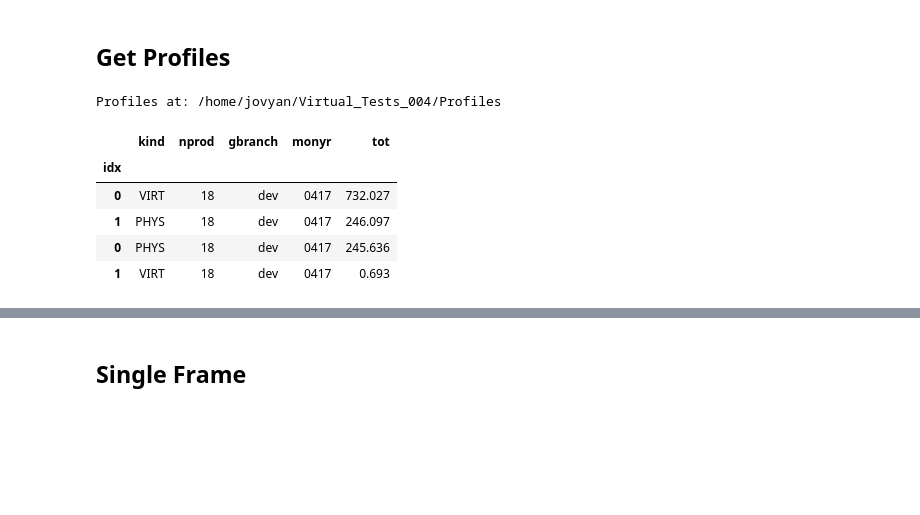
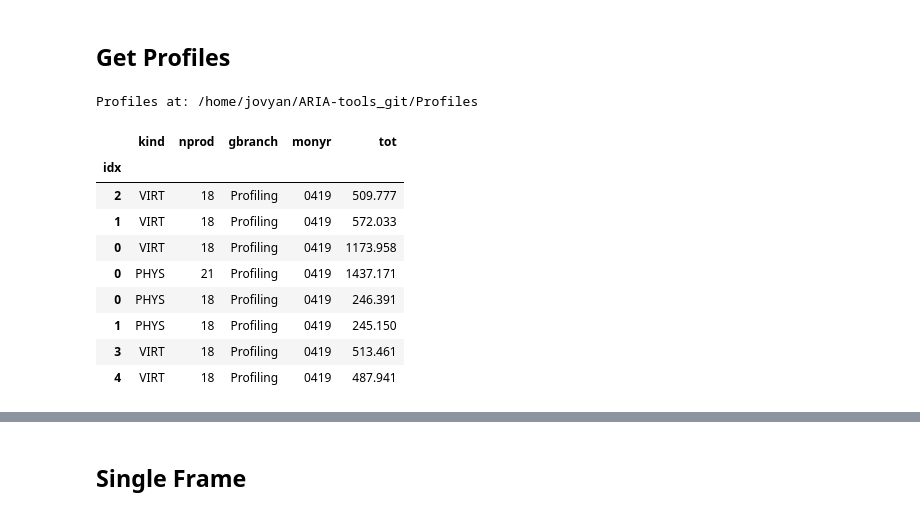
Before and after one commit to aria-tools/ARIA-tools, a Jupyter notebook: tools/Profiling/Plot_AT_Profiles.ipynb, the cells around one changed output, grey strips where cells are left out. Saved outputs shown, nothing was run; the diff lists cells and outputs as text; code cells hidden in the pictures; blank space fills up the shorter version.

```diff
--- a/tools/Profiling/Plot_AT_Profiles.ipynb
+++ b/tools/Profiling/Plot_AT_Profiles.ipynb
@@ -14,35 +14,37 @@ Automatic pdb calling has been turned OFF
 # %% [markdown]
 ## Get Profiles
 # %%
-# get paths to profiles
-track   = '004'
-path_wd = op.join(op.expanduser('~'), f'Virtual_Tests_{track}')
-path_profs = op.join(path_wd, 'Profiles')
+# get paths to profiles; realpath not guaranteed to work
+path_wd    = op.dirname(op.realpath("__file__"))
+path_profs = op.join(path_AT, 'Profiles')
 print ('Profiles at:', path_profs)
 # %% [output]
-Profiles at: /home/jovyan/Virtual_Tests_004/Profiles
+Profiles at: /home/jovyan/ARIA-tools_git/Profiles
 # %%
 monyr    = '' # Optionally filter by a mon/yr, e.g., '0417'
 profiles = glob.glob(op.join(path_profs, f'{monyr}*.profile'))
 # %%
 ## make a dataframe with the total time info for all exps
 rows = []
 for prof in profiles:
     row = op.splitext(op.basename(prof))[0].split('_')[:5]
+    if len(row) < 5:
+        continue
     p = pstats.Stats(prof)
     tt = p.get_stats_profile().total_tt
-    # p.sort_stats('time')
-    # p.print_stats(5)
-    # print (prof, f': {tt/60:.2f} min')
     row.append(tt)
     rows.append(row)
 
 df_stats = pd.DataFrame(rows, columns='kind nprod gbranch monyr idx tot'.split()).set_index('idx')
 df_stats
 # %% [output]
 |  | kind | nprod | gbranch | monyr | tot |
 | idx |  |  |  |  |  |
-| 0 | VIRT | 18 | dev | 0417 | 732.027 |
-| 1 | PHYS | 18 | dev | 0417 | 246.097 |
-| 0 | PHYS | 18 | dev | 0417 | 245.636 |
-| 1 | VIRT | 18 | dev | 0417 | 0.693 |
+| 2 | VIRT | 18 | Profiling | 0419 | 509.777 |
+| 1 | VIRT | 18 | Profiling | 0419 | 572.033 |
+| 0 | VIRT | 18 | Profiling | 0419 | 1173.958 |
+| 0 | PHYS | 21 | Profiling | 0419 | 1437.171 |
+| 0 | PHYS | 18 | Profiling | 0419 | 246.391 |
+| 1 | PHYS | 18 | Profiling | 0419 | 245.150 |
+| 3 | VIRT | 18 | Profiling | 0419 | 513.461 |
+| 4 | VIRT | 18 | Profiling | 0419 | 487.941 |
```
Also changed, not shown: parts of 11 cells of this notebook, 15 other files.
